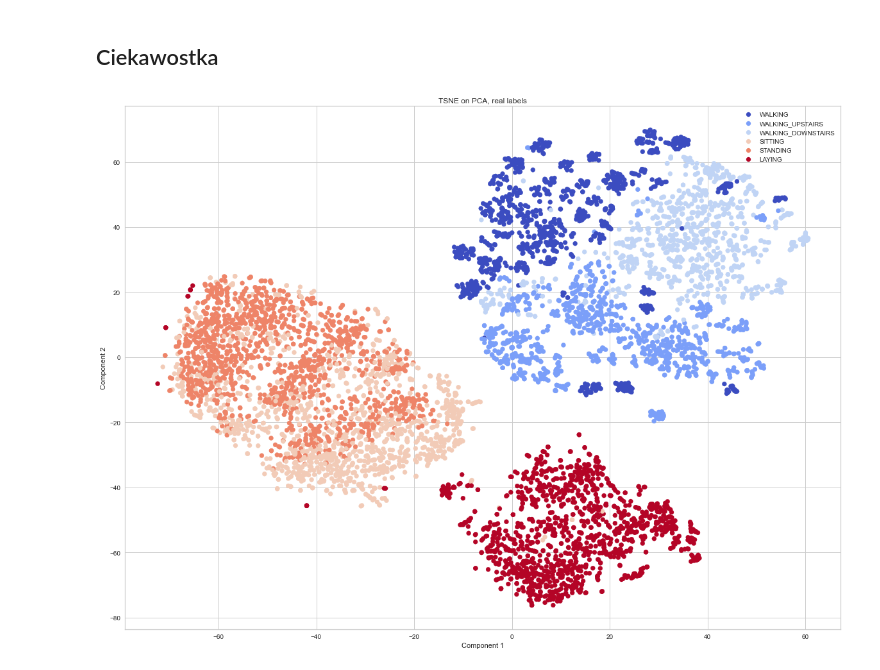
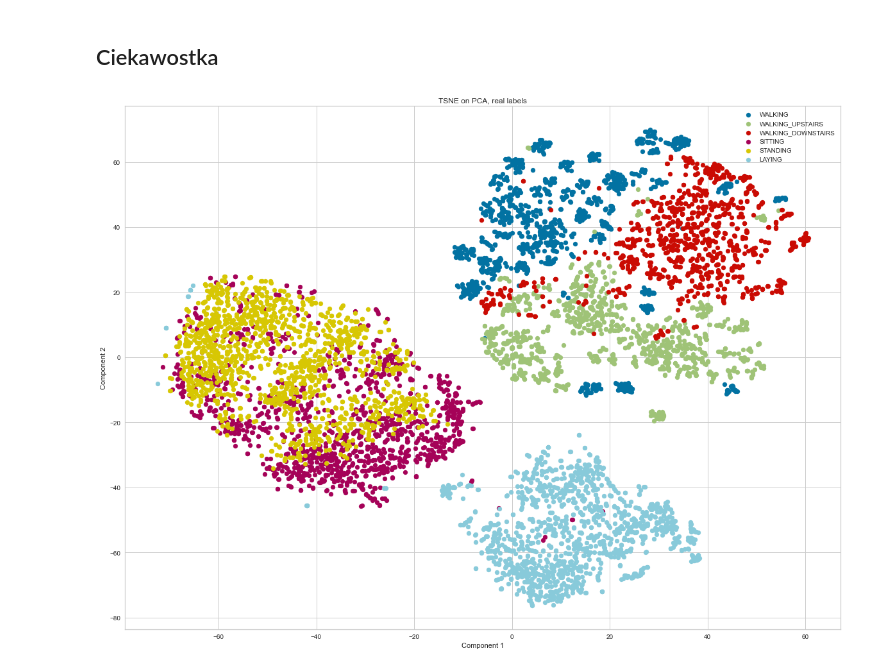
Before and after one commit to gekas145/WUM-2021-Projekty, a Jupyter notebook: Projekt2/feature_engineering_and_baseline.ipynb, the cells around one changed output. Cells and saved outputs as stored; diff of their text form; code cells hidden in the pictures.

```diff
--- a/Projekt2/feature_engineering_and_baseline.ipynb
+++ b/Projekt2/feature_engineering_and_baseline.ipynb
@@ -82,7 +82,8 @@ def get_components(model, X, perplexity=None):
     X_transformed = reshape(X_transformed)
     return X_transformed
 
-def plot_components(model, X, perplexity=None, labels=None, comp=False, title=True, legend=False):
+def plot_components(model, X, perplexity=None, labels=None, comp=False, title=True,
+                   legend_labels=None):
     X_transformed = None
     if not comp:
         X_transformed = get_components(model, X, perplexity)
@@ -90,18 +91,20 @@ def plot_components(model, X, perplexity=None, labels=None, comp=False, title=Tr
         X_transformed = reshape(X)
     plt.rcParams["figure.figsize"] = [20,15]
     scatter = None
-    if labels is not None:
-        scatter = plt.scatter(X_transformed[0], X_transformed[1], c=labels, cmap="coolwarm")
-    else:
-        scatter = plt.scatter(X_transformed[0], X_transformed[1])
-    plt.xlabel("Component 1")
-    plt.ylabel("Component 2")
+    fig, ax = plt.subplots()
+    if labels is not None and legend_labels is None:
+        ax.scatter(X_transformed[0], X_transformed[1], c=labels, cmap="coolwarm")
+    if labels is None and legend_labels is None:
+        ax.scatter(X_transformed[0], X_transformed[1])
+    ax.set_xlabel("Component 1")
+    ax.set_ylabel("Component 2")
     if title:
-        plt.title(model)
-    if legend:
-        classes  = ["WALKING", "WALKING_UPSTAIRS", "WALKING_DOWNSTAIRS",
-                    "SITTING", "STANDING", "LAYING"]
-        plt.legend(handles=scatter.legend_elements()[0], labels=classes)
+        ax.set_title(model)
+    if legend_labels is not None:
+        for g in np.unique(labels):
+            i = np.where(labels == g)
+            ax.scatter(X_transformed[0][i], X_transformed[1][i], label=legend_labels[g-1])
+        ax.legend()
 
 def choose_best_tsne(X, perplexity=30, iterations=10, pca=True):
     np.random.seed(42)
@@ -237,8 +256,10 @@ plt.show()
 # %% [markdown]
 ## Ciekawostka
 # %%
-plot_components("TSNE", best_tsne.embedding_, labels=y_train, comp=True, title=False, legend=True)
+classes  = ["WALKING", "WALKING_UPSTAIRS", "WALKING_DOWNSTAIRS", "SITTING", "STANDING", "LAYING"]
+plot_components("TSNE", best_tsne.embedding_, labels=y_train, comp=True, title=False,
+                legend_labels=classes)
 plt.title("TSNE on PCA, real labels")
 plt.show()
 # %% [output]
-[figure, old version]
+[figure, new version]
```
Also changed, not shown: parts of 3 cells of this notebook.
